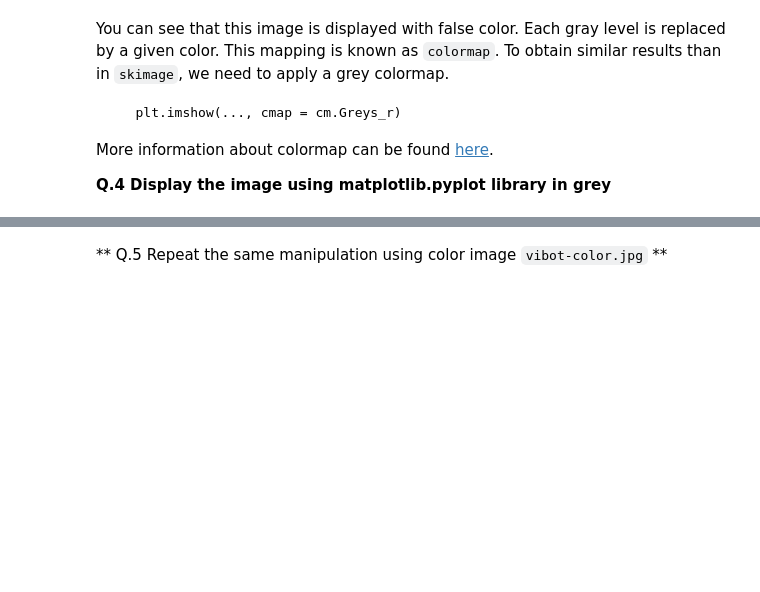
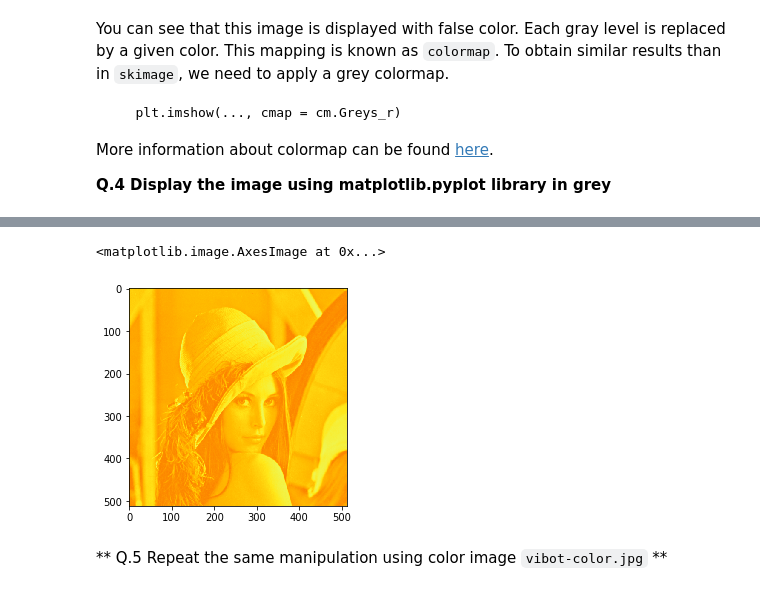
Before and after one commit to NataliaHerreraMurillo/B31XB-IIP-TP-1718, a Jupyter notebook: 1-introducion/1-introduction-skimage.ipynb, the cells around one changed output, grey strips where cells are left out. Saved outputs shown, nothing was run; the diff lists cells and outputs as text; code cells hidden in the pictures; blank space fills up the shorter version.

```diff
--- a/1-introducion/1-introduction-skimage.ipynb
+++ b/1-introducion/1-introduction-skimage.ipynb
@@ -84,4 +82,9 @@ plt.imshow(lena_im, cmap = cm.Greys_r)
 [figure]
+# %%
+plt.imshow(lena_im, cmap = cm.Wistia_r)
+# %% [output]
+<matplotlib.image.AxesImage at 0x...>
+[figure, added]
 # %% [markdown]
 ** Q.5 Repeat the same manipulation using color image `vibot-color.jpg` **
 # %%
```
Also changed, not shown: parts of 14 cells of this notebook, 1 other file.
